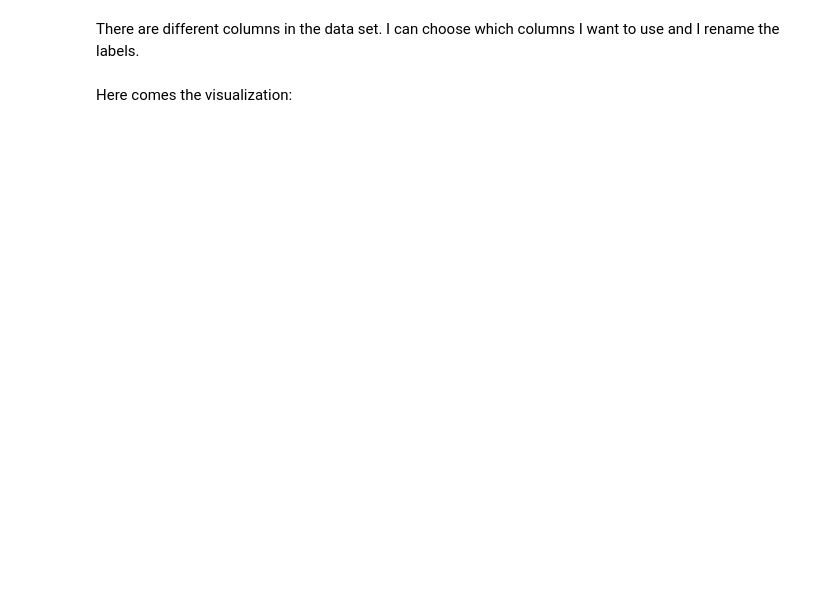
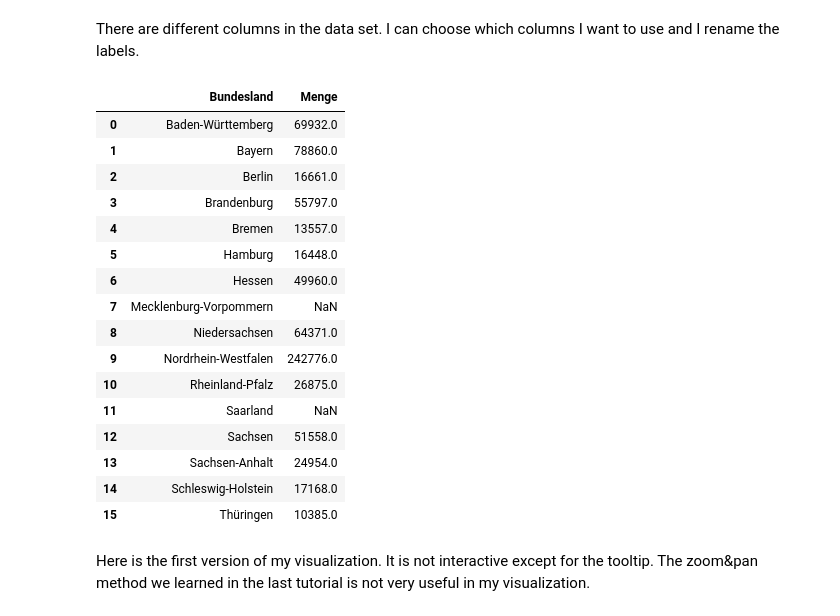
Before and after one commit to Poolbar/coLab, a Jupyter notebook: carina_assignment4.ipynb, the cells around one changed output. Drawn from its saved outputs; the diff is of its cells as text; code cells hidden in the pictures; blank space fills up the shorter version.

```diff
--- a/carina_assignment4.ipynb
+++ b/carina_assignment4.ipynb
@@ -41,5 +67,21 @@ emission = emission.rename(columns={"Land": "Bundesland"})
 # %%
 #columns
-emission[["Bundesland", "Insgesamt (in 1000t)"]]
+emission[["Bundesland", "Menge"]]
+# %% [output]
+|  | Bundesland | Menge |
+| 0 | Baden-Württemberg | 69932.0 |
+| 1 | Bayern | 78860.0 |
+| 2 | Berlin | 16661.0 |
+| 3 | Brandenburg | 55797.0 |
+| 4 | Bremen | 13557.0 |
+| 5 | Hamburg | 16448.0 |
+| 6 | Hessen | 49960.0 |
+| 7 | Mecklenburg-Vorpommern | NaN |
+| 8 | Niedersachsen | 64371.0 |
+| 9 | Nordrhein-Westfalen | 242776.0 |
+| 10 | Rheinland-Pfalz | 26875.0 |
+| 11 | Saarland | NaN |
+| 12 | Sachsen | 51558.0 |
+| 13 | Sachsen-Anhalt | 24954.0 |
+| 14 | Schleswig-Holstein | 17168.0 |
+| 15 | Thüringen | 10385.0 |
-# %% [markdown]
-Here comes the visualization:
@@ -55,0 +88,2 @@ y = 'Insgesamt (in 1000t)',
+# %% [markdown]
+Here is the first version of my visualization. It is not interactive except for the tooltip. The zoom&pan method we learned in the last tutorial is not very useful in my visualization.
```
Also changed, not shown: parts of 9 cells of this notebook.
